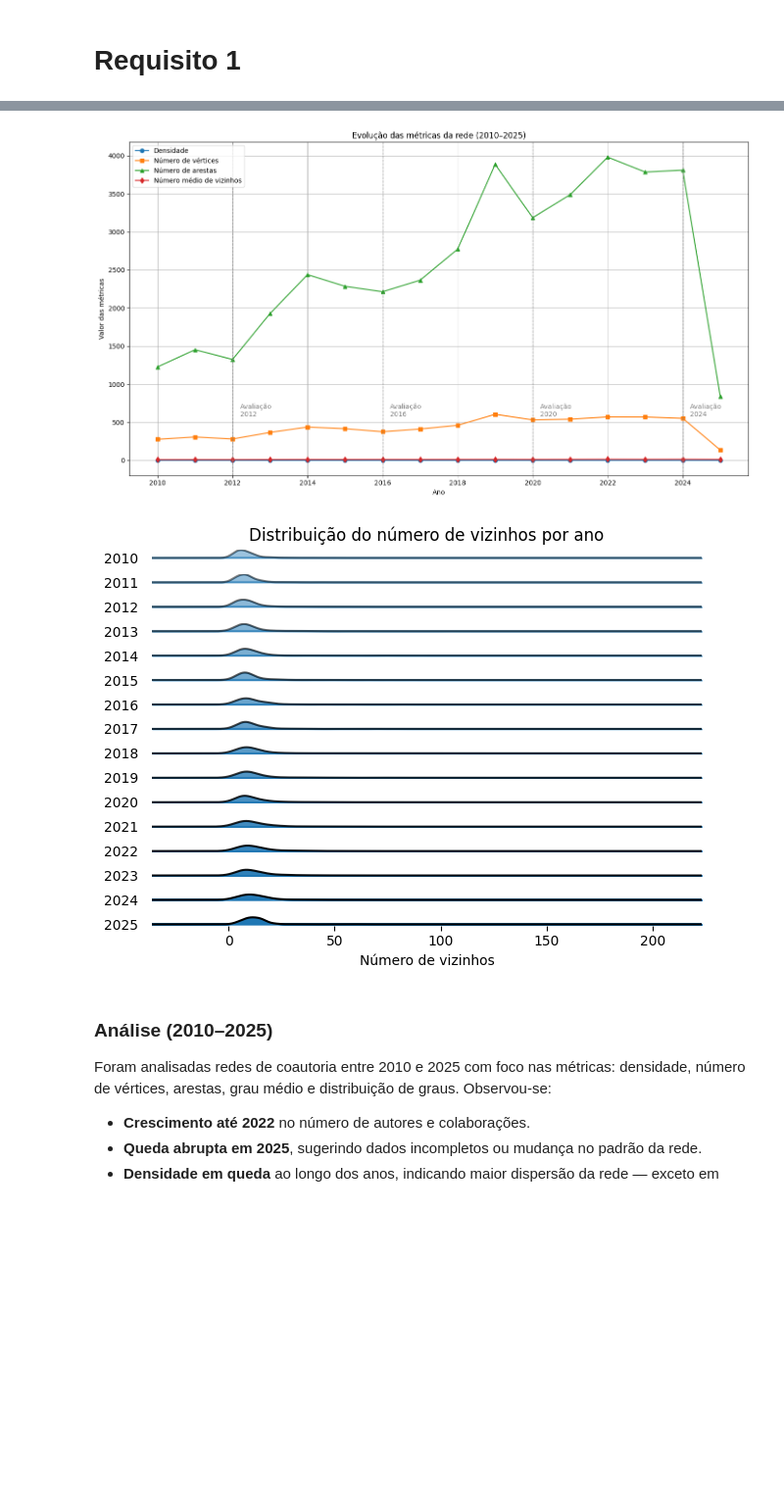
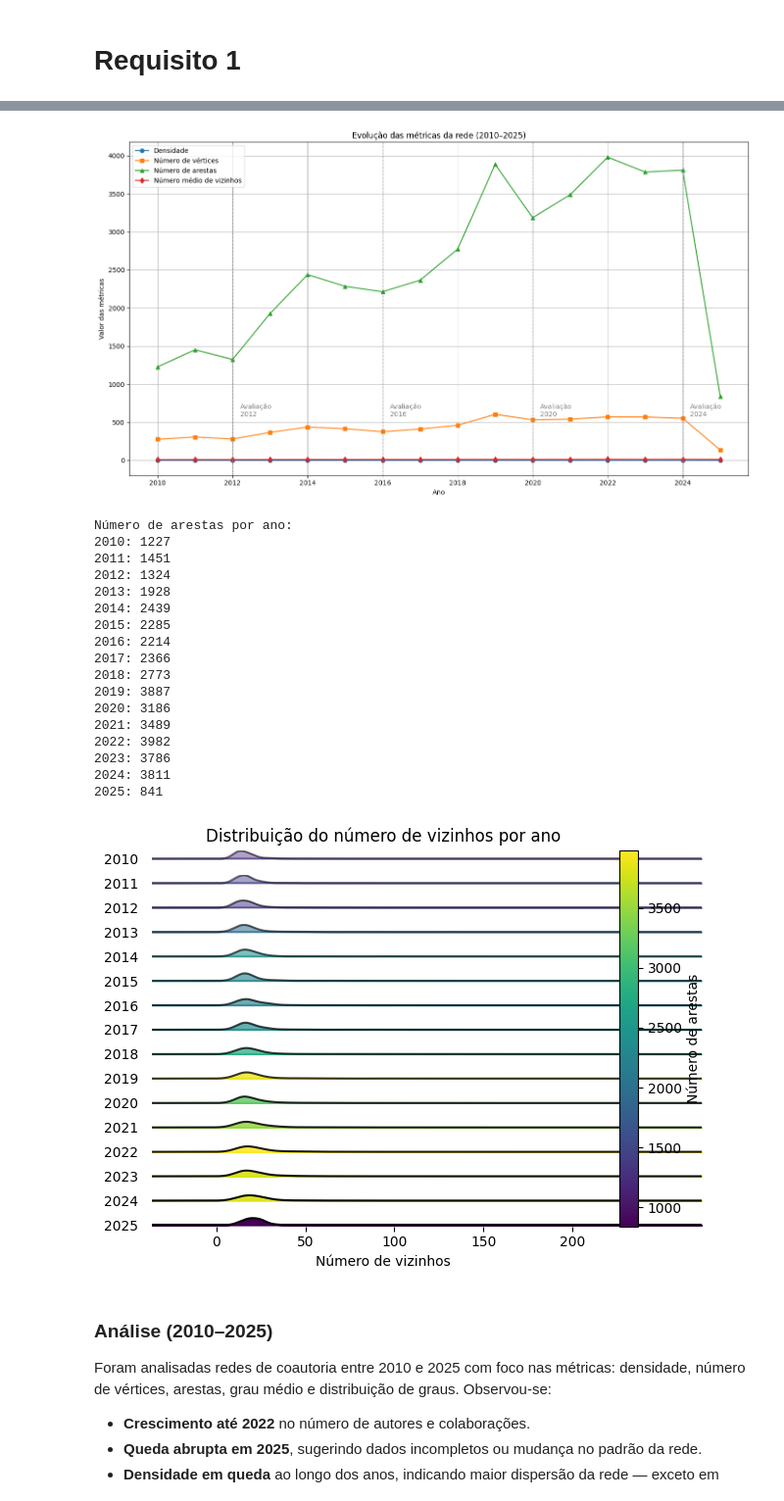
Before and after one commit to oviniciusdocarmo/AEDII, a Jupyter notebook: U1P1/P1.ipynb, the cells around one changed output, grey strips where cells are left out. Shown at 98% size. Cells and saved outputs as stored; diff of their text form; code cells hidden in the pictures; blank space fills up the shorter version.

Commit message:
fix: ajuste no gráfico de distribuição de vizinhos

```diff
--- a/U1P1/P1.ipynb
+++ b/U1P1/P1.ipynb
@@ -13,6 +13,8 @@ import os
 import networkx as nx
 import matplotlib.pyplot as plt
 import pandas as pd
+import joypy
+import matplotlib.cm as cm
 
 # Coleta de dados
 pasta = "./anos"
@@ -23,6 +25,7 @@ num_vertices = []
 num_arestas = []
 graus_medios = []
 dados_graus = []
+lista_de_grafos = []  # Lista para armazenar os grafos de cada ano
 
 for ano in anos:
     caminho = f"{pasta}/{ano}_authors_network.gexf"
@@ -32,9 +35,12 @@ for ano in anos:
         num_vertices.append(0)
         num_arestas.append(0)
         graus_medios.append(0)
+        lista_de_grafos.append(None)  # Mantém a posição na lista
         continue
 
     G = nx.read_gexf(caminho)
+    lista_de_grafos.append(G)
+
     densidade.append(nx.density(G))
     num_vertices.append(G.number_of_nodes())
     num_arestas.append(G.number_of_edges())
@@ -43,9 +49,10 @@ for ano in anos:
     media = sum(graus.values()) / len(graus) if graus else 0
     graus_medios.append(media)
 
-    for grau in graus.values():
+    for grau in graus.values(): # Adiciona os graus individuais à lista por ano para o segundo gráfico
         dados_graus.append({"Ano": ano, "Grau": grau})
-    print(f"Processado {ano}: {G.number_of_nodes()} vértices, {G.number_of_edges()} arestas, densidade {nx.density(G):.4f}")
+
+    print(f"Processado {ano}: {G.number_of_nodes()} vértices, {G.number_of_edges()} arestas, densidade {nx.density(G):.4f}, grau médio {media:.4f}")
 
 # Parte 1: Gráfico das métricas
 plt.figure(figsize=(14, 8))
@@ -68,22 +75,41 @@ plt.tight_layout()
 plt.show()
 
 # Parte 2: Ridgeline Chart com Joypy
-import joypy
-
 df = pd.DataFrame(dados_graus)
 
-# Organize os dados para o Joypy
-dados_anos = [df[df['Ano'] == ano]['Grau'].values for ano in anos]
+# Remove anos sem grafo antes de calcular as cores
+grafos_validos = [g for g in lista_de_grafos if g is not None] # Filtra os grafos válidos
+valores_para_cor = [g.number_of_edges() for g in grafos_validos] # Número de arestas para cada ano
 
-# Ajustando o gráfico de ridgeline
+# Normaliza os valores para a coloração
+norm = plt.Normalize(min(valores_para_cor), max(valores_para_cor)) # Normaliza os valores para a coloração
+cores = [tuple(cor) for cor in cm.viridis(norm(valores_para_cor))] # Converte os valores normalizados para cores RGB
+cmap = cm.viridis # Mapa de cores para o gráfico
+
+# Filtrar os dados para os mesmos anos dos grafos válidos
+anos_validos = [ano for i, ano in enumerate(anos) if lista_de_grafos[i] is not None]
+dados_validos = [df[df['Ano'] == ano]['Grau'].values for ano in anos_validos]
+
+# >>> Print dos anos e número de arestas usados na coloração
+print("Número de arestas por ano:")
+for ano, arestas in zip(anos_validos, valores_para_cor):
+    print(f"{ano}: {arestas}")
+
+# Plot com cores baseadas nas arestas
 fig, axes = joypy.joyplot(
-    data=dados_anos,
-    labels=anos,
+    data=dados_validos,
+    labels=anos_validos,
+    color=cores,
     title="Distribuição do número de vizinhos por ano",
     fade=True
 )
 
-# Ajustes finais no gráfico
+# Adicionando barra de cores
+sm = cm.ScalarMappable(cmap=cmap, norm=norm) # Mapeia os valores normalizados para cores
+sm.set_array([])  # Necessário para criar a colorbar
+cbar = plt.colorbar(sm, orientation='vertical', ax=plt.gca(), pad=0.01) # Adiciona a barra de cores ao gráfico
+cbar.set_label('Número de arestas', rotation=90) # Rótulo da barra de cores
+
 plt.xlabel("Número de vizinhos")
 plt.ylabel("")
 plt.tight_layout()
@@ -108,5 +134,22 @@ Processado 2025: 135 vértices, 841 arestas, densidade 0.0930
 [figure]
+Número de arestas por ano:
+2010: 1227
+2011: 1451
+2012: 1324
+2013: 1928
+2014: 2439
+2015: 2285
+2016: 2214
+2017: 2366
+2018: 2773
+2019: 3887
+2020: 3186
+2021: 3489
+2022: 3982
+2023: 3786
+2024: 3811
+2025: 841
-[figure, old version]
+[figure, new version]
 # %% [markdown]
 ### Análise (2010–2025)
 
```
Also changed, not shown: parts of 3 cells of this notebook, 1 other file.
